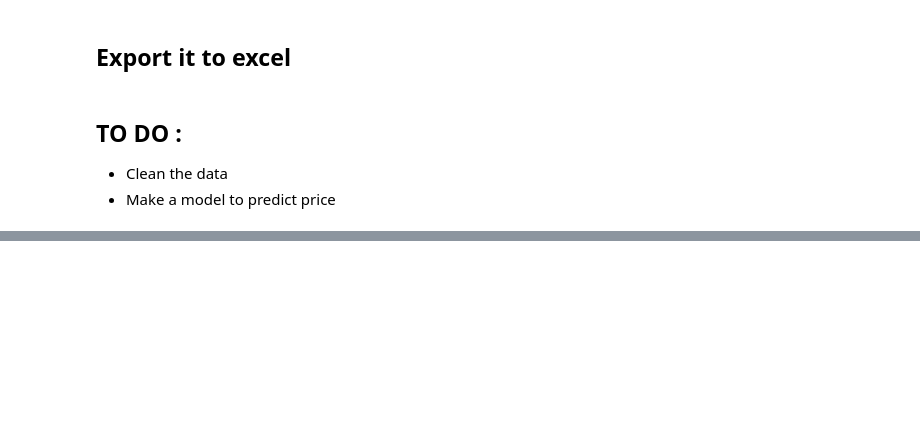
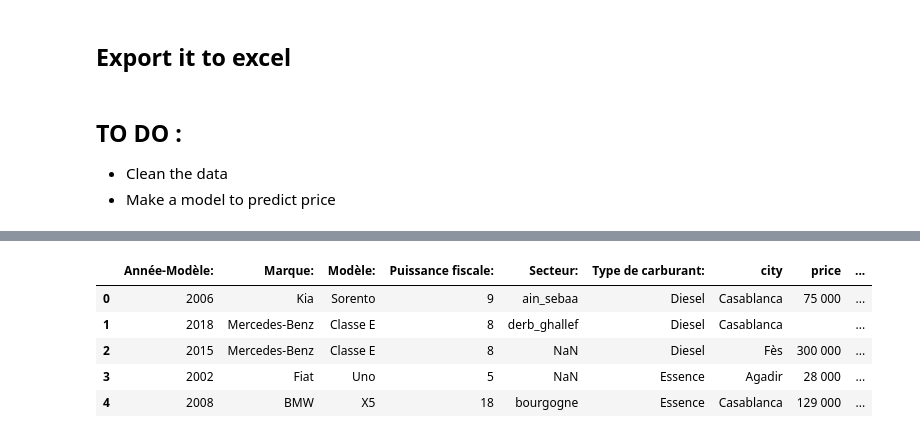
Before and after one commit to tariqmassaoudi/Avito-Crawler, a Jupyter notebook: Avito Car Crawler.ipynb, the cells around one changed output, grey strips where cells are left out. Cells and saved outputs as stored; diff of their text form; code cells hidden in the pictures; blank space fills up the shorter version.

```diff
--- a/Avito Car Crawler.ipynb
+++ b/Avito Car Crawler.ipynb
@@ -87,0 +145,9 @@ dataframe.to_excel("avito_data.xlsx")
+# %%
+df.head()
+# %% [output]
+|  | Année-Modèle: | Marque: | Modèle: | Puissance fiscale: | Secteur: | Type de carburant: | city | price | ... |
+| 0 | 2006 | Kia | Sorento | 9 | ain_sebaa | Diesel | Casablanca | 75 000 | ... |
+| 1 | 2018 | Mercedes-Benz | Classe E | 8 | derb_ghallef | Diesel | Casablanca |  | ... |
+| 2 | 2015 | Mercedes-Benz | Classe E | 8 | NaN | Diesel | Fès | 300 000 | ... |
+| 3 | 2002 | Fiat | Uno | 5 | NaN | Essence | Agadir | 28 000 | ... |
+| 4 | 2008 | BMW | X5 | 18 | bourgogne | Essence | Casablanca | 129 000 | ... |
```
Also changed, not shown: parts of 23 cells of this notebook, 1 other file.
